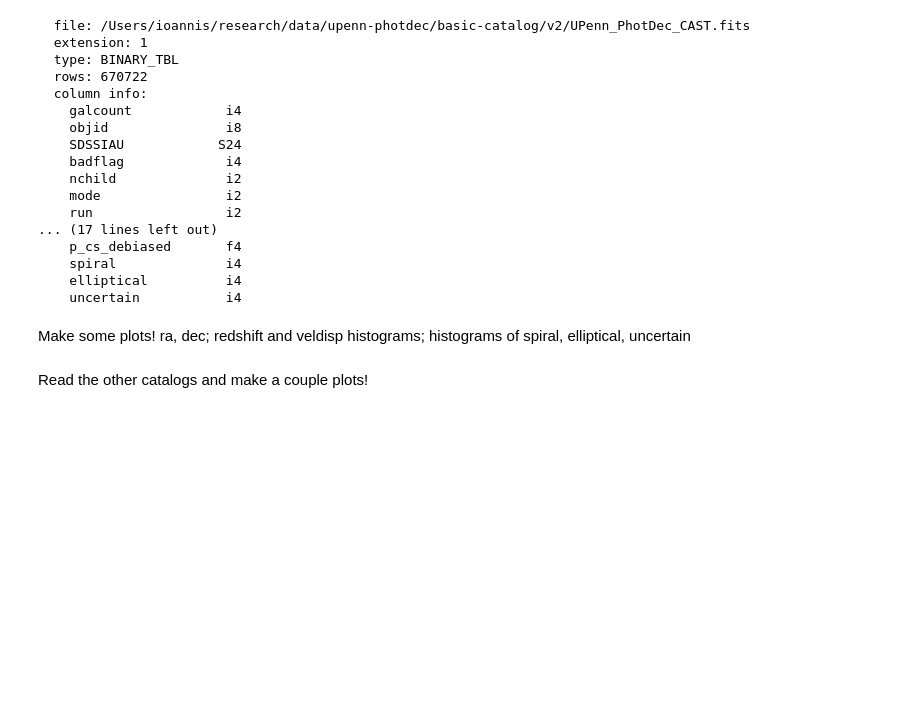
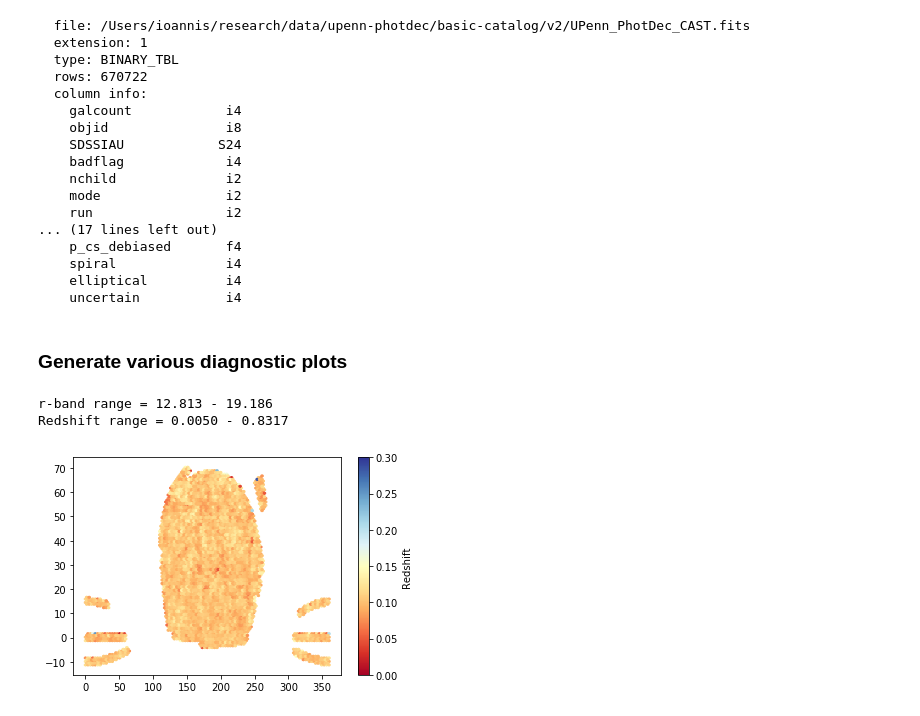
Before and after one commit to moustakas/siena-astrophysics, a Jupyter notebook: research/upenn-photdec/upenn-photdec.ipynb, the cells around one changed output. Drawn from its saved outputs; the diff is of its cells as text; code cells hidden in the pictures; blank space fills up the shorter version.

Commit message:
more plots

```diff
--- a/research/upenn-photdec/upenn-photdec.ipynb
+++ b/research/upenn-photdec/upenn-photdec.ipynb
@@ -22,0 +49,20 @@ adddir = os.path.join(topdir, 'additional-catalogs')
+# %%
+band = ['gband', 'rband', 'iband']
+# %%
+good = None
+for thisband in band:
+    measfile = os.path.join(basicdir, 'UPenn_PhotDec_NonParam_{}.fits'.format(thisband))
+    measinfo = fitsio.FITS(measfile)
+    fitfile = os.path.join(basicdir, 'UPenn_PhotDec_Models_{}.fits'.format(thisband))
+    fitinfo = fitsio.FITS(fitfile)
+    _fit = fitinfo[1].read(columns=['finalflag', 'n_bulge'])
+    _good = select_meert(_fit['finalflag'], _fit['n_bulge'])
+    if good is None:
+        print(measinfo[1])
+        print(fitinfo[1])
+        good = _good
+    else:
+        good = np.logical_and(good, _good)
+goodindx = np.where(good)[0]
+nobj = len(goodindx)
+print('Selected {}/{} good targets.'.format(nobj, len(_fit)))
@@ -23,6 +99,7 @@ adddir = os.path.join(topdir, 'additional-catalogs')
 # %%
-ff = fitsio.FITS(os.path.join(basicdir, 'UPenn_PhotDec_CAST.fits'))
-ff[1]
+castfile = os.path.join(basicdir, 'UPenn_PhotDec_CAST.fits')
+castinfo = fitsio.FITS(castfile)
+castinfo[1]
 # %% [output]
   file: /Users/ioannis/research/data/upenn-photdec/basic-catalog/v2/UPenn_PhotDec_CAST.fits
   extension: 1
@@ -41,7 +118,22 @@ ff[1]
     spiral              i4
     elliptical          i4
     uncertain           i4
-# %% [markdown]
-Make some plots!  ra, dec; redshift and veldisp histograms; histograms of spiral, elliptical, uncertain
-# %% [markdown]
-Read the other catalogs and make a couple plots!
+# %%
+cast = castinfo[1].read(rows=np.where(good))
+# %% [markdown]
+### Generate various diagnostic plots
+# %%
+print('r-band range = {:.3f} - {:.3f}'.format(rfit['m_tot'].min(), rfit['m_tot'].max()))
+print('Redshift range = {:.4f} - {:.4f}'.format(cast['z'].min(), cast['z'].max()))
+# %% [output]
+r-band range = 12.813 - 19.186
+Redshift range = 0.0050 - 0.8317
+# %%
+fig, ax = plt.subplots()
+cm = plt.cm.get_cmap('RdYlBu')
+hb = ax.hexbin(cast['ra'], cast['dec'], C=cast['z'], cmap=cm,
+               vmin=0, vmax=0.3)
+cb = plt.colorbar(hb)
+cb.set_label('Redshift')
+# %% [output]
+[figure, added]
```
Also changed, not shown: parts of 13 cells of this notebook.
